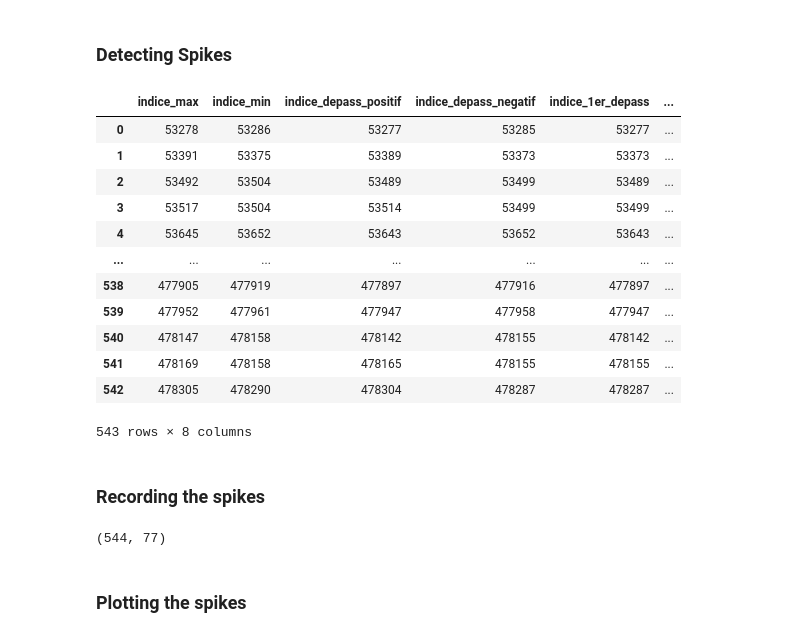
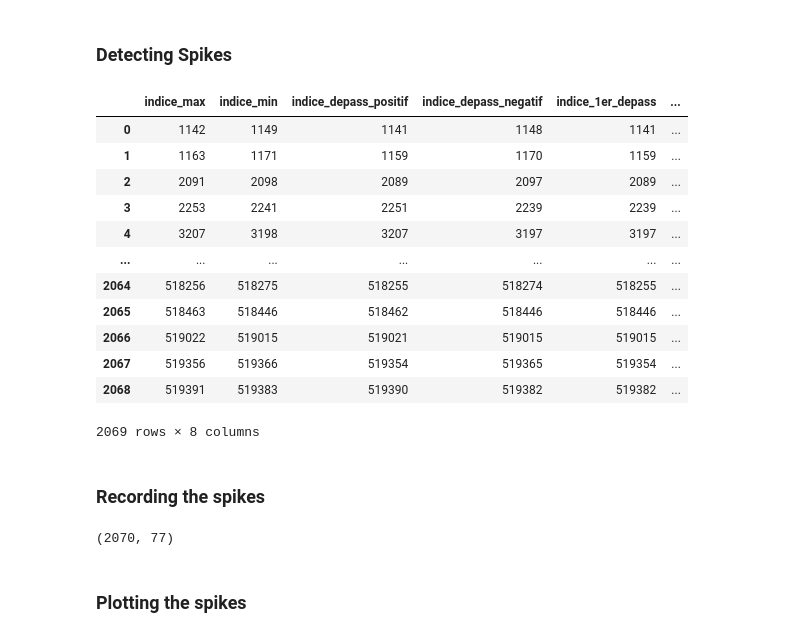
Before and after one commit to Sylvain-Gutierrez/PIR, a Jupyter notebook: KMEANS/Final_KMEANS_18_05_20.ipynb, the cells around one changed output. Saved outputs shown, nothing was run; the diff lists cells and outputs as text; code cells hidden in the pictures.

```diff
--- a/KMEANS/Final_KMEANS_18_05_20.ipynb
+++ b/KMEANS/Final_KMEANS_18_05_20.ipynb
@@ -98,6 +98,12 @@ fs = 25000
 #burst_data = filtereddf.iloc[xminspike:xmaxspike,0]
 
 #begin_data = signal_filtered.iloc[:500000]
+
+########################################################
+y_ref = butter_bandpass_filter(df['El 15       '], lowcut, highcut, fs, order=6)
+
+filtereddf_ref = pd.DataFrame(y_ref)
+filtereddf_ref.index = df.index
 # %%
 ################################################################################################
 ####   TEST ADABANDFLT AVEC SIGNAL ORIGINAL (PASSE-BANDE+WIENER)
@@ -110,6 +116,7 @@ fs = 25000
 
 
 signal = signal_filtered
+signal_filtered_ref = filtereddf_ref.iloc[:,0] #Entire recording filtered by bandpass, for reference electrode
 # %% [markdown]
 ## Detecting and Aligning the Spikes
 # %% [markdown]
@@ -117,7 +124,7 @@ signal = signal_filtered
 # %%
 fs = 25000
 
-noise_levels = init_noise_levels(signal_filtered, fs,
+noise_levels = init_noise_levels(signal_filtered_ref, fs,
                       noise_window_size = 0.01,
                       required_valid_windows = 100,
                       old_noise_level_propagation = 0.8,
@@ -138,26 +145,26 @@ Text(0.5, 1.0, 'Noise Levels')
 # %%
 spike_info = find_spikes(signal, noise_levels, fs,
                            window_size = 0.0005,
                            noise_window_size = 0.01,
-                           threshold_factor = 3.5,
+                           threshold_factor = 4,
                            maxseparation = 0.0015)
 
 #spike_info.columns = ['indice_max','indice_min','indice_depass_positif','indice_depass_negatif', 'indice_1er_depass','indice_zero_central','i_max-i_min','Delta_amplitudes']
 spike_info
 # %% [output]
 |  | indice_max | indice_min | indice_depass_positif | indice_depass_negatif | indice_1er_depass | ... |
-| 0 | 53278 | 53286 | 53277 | 53285 | 53277 | ... |
-| 1 | 53391 | 53375 | 53389 | 53373 | 53373 | ... |
-| 2 | 53492 | 53504 | 53489 | 53499 | 53489 | ... |
-| 3 | 53517 | 53504 | 53514 | 53499 | 53499 | ... |
-| 4 | 53645 | 53652 | 53643 | 53652 | 53643 | ... |
+| 0 | 1142 | 1149 | 1141 | 1148 | 1141 | ... |
+| 1 | 1163 | 1171 | 1159 | 1170 | 1159 | ... |
+| 2 | 2091 | 2098 | 2089 | 2097 | 2089 | ... |
+| 3 | 2253 | 2241 | 2251 | 2239 | 2239 | ... |
+| 4 | 3207 | 3198 | 3207 | 3197 | 3197 | ... |
 | ... | ... | ... | ... | ... | ... | ... |
-| 538 | 477905 | 477919 | 477897 | 477916 | 477897 | ... |
-| 539 | 477952 | 477961 | 477947 | 477958 | 477947 | ... |
-| 540 | 478147 | 478158 | 478142 | 478155 | 478142 | ... |
-| 541 | 478169 | 478158 | 478165 | 478155 | 478155 | ... |
-| 542 | 478305 | 478290 | 478304 | 478287 | 478287 | ... |
+| 2064 | 518256 | 518275 | 518255 | 518274 | 518255 | ... |
+| 2065 | 518463 | 518446 | 518462 | 518446 | 518446 | ... |
+| 2066 | 519022 | 519015 | 519021 | 519015 | 519015 | ... |
+| 2067 | 519356 | 519366 | 519354 | 519365 | 519354 | ... |
+| 2068 | 519391 | 519383 | 519390 | 519382 | 519382 | ... |
-543 rows × 8 columns
+2069 rows × 8 columns
 # %% [markdown]
 ### Recording the spikes
 # %%
@@ -166,7 +173,7 @@ spike_data = record_spikes(signal, fs, spike_info,
                            t_before = 0.0015,
                            t_after = 0.0015)
 # %% [output]
-(544, 77)
+(2070, 77)
 # %%
 spike_data_oneline = record_spikes_oneline(signal, fs, spike_info,
                                            'indice_zero_central',
```
Also changed, not shown: parts of 3 cells of this notebook, 9 other files.
